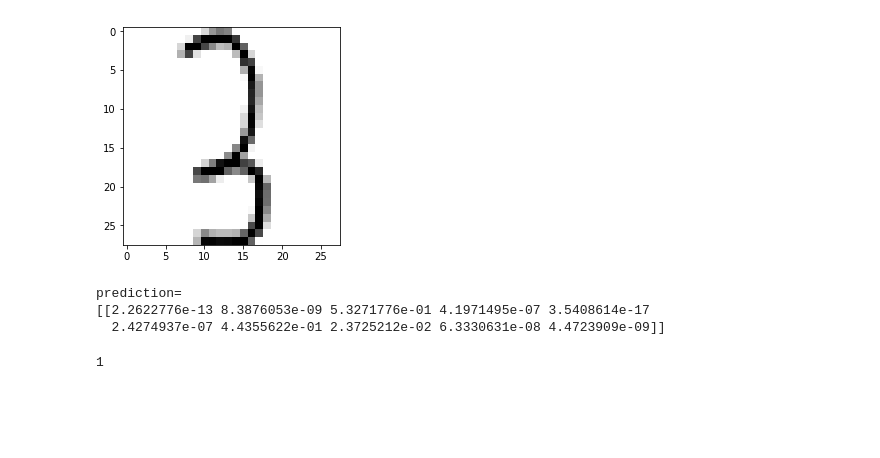
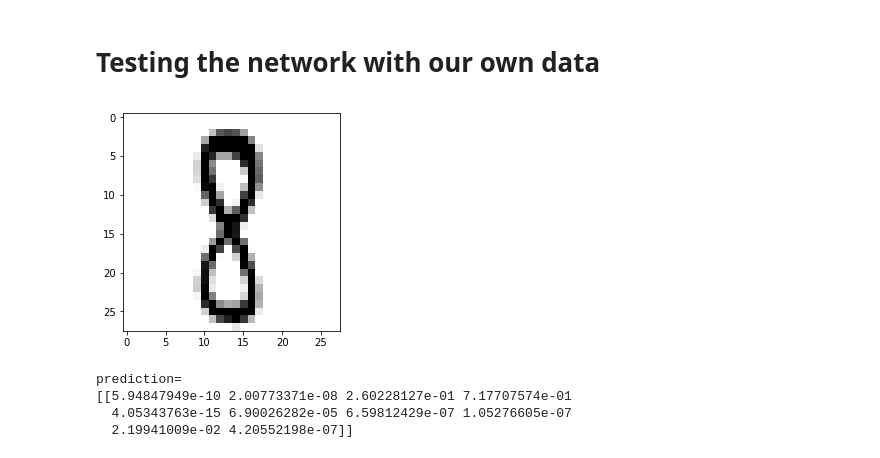
Before and after one commit to charonux/Notebooks, a Jupyter notebook: 02.FIFI/cap2.ipynb, the cells around one changed output. Saved outputs shown, nothing was run; the diff lists cells and outputs as text; code cells hidden in the pictures; blank space fills up the shorter version.

```diff
--- a/02.FIFI/cap2.ipynb
+++ b/02.FIFI/cap2.ipynb
@@ -72,33 +76,32 @@ Epoch 5/5
 <tensorflow.python.keras.callbacks.History at 0x...>
+# %% [markdown]
+# Testing the network with our own data
 # %%
-test_img= image.load_img('test/3.png')
+test_img= image.load_img('test/8.png')
 test_img=test_img.convert('L')
 
 #print(test_img)
 test_img = np.array(test_img)
 #print(test_img.dtype)
 #print(test_img.shape)
 #print(test_img)
 digit = test_img
 plt.imshow(digit, cmap=plt.cm.binary)
 plt.show()
 test_img = test_img.reshape((1, 28 * 28))
 #print(test_img)
 test_img = test_img.astype('float32') / 255
 #print(test_img.dtype)
 #print(test_img)
 
 
 #prediction = network.evaluate(test_images, test_labels)
 prediction=network.predict(test_img)
 print("prediction=")
 print(prediction)
 # %% [output]
-[figure, old version]
+[figure, new version]
 prediction=
-[[2.2622776e-13 8.3876053e-09 5.3271776e-01 4.1971495e-07 3.5408614e-17
-  2.4274937e-07 4.4355622e-01 2.3725212e-02 6.3330631e-08 4.4723909e-09]]
+[[5.94847949e-10 2.00773371e-08 2.60228127e-01 7.17707574e-01
+  4.05343763e-15 6.90026282e-05 6.59812429e-07 1.05276605e-07
+  2.19941009e-02 4.20552198e-07]]
-# %%
-print(np.argmax(prediction))
-# %% [output]
-1
```
Also changed, not shown: parts of 12 cells of this notebook, 19 other files.
